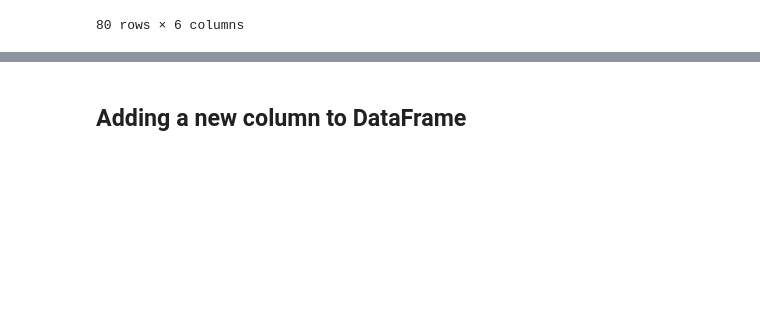
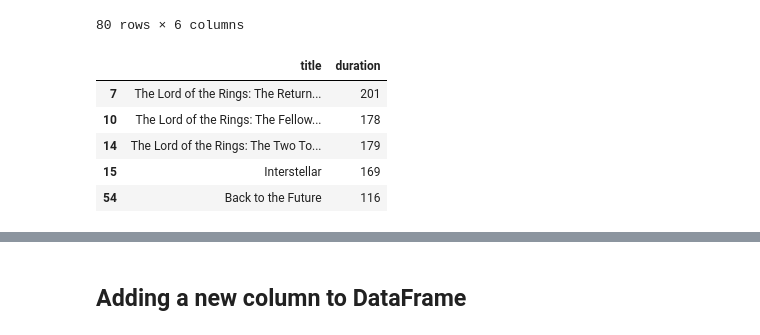
Before and after one commit to altruistcoder/python-for-data-science, a Jupyter notebook: Pandas/IntroToPandas.ipynb, the cells around one changed output, grey strips where cells are left out. Drawn from its saved outputs; the diff is of its cells as text; code cells hidden in the pictures; blank space fills up the shorter version.

```diff
--- a/Pandas/IntroToPandas.ipynb
+++ b/Pandas/IntroToPandas.ipynb
@@ -469,5 +437,18 @@ imdb_df[(imdb_df['star_rating'] > 8) &
 | 296 | 8.1 | The Wild Bunch | R | Action | 145 | [u'William Holden', u'Ernest Borg... |
 80 rows × 6 columns
 # %%
-# select only those movies where genre is adventure
-adventure_movies = imdb_df[imdb_df['genre'] == 'Adventure']
+# Selecting only those movies where genre is adventure
+
+is_adventure = imdb_df['genre'] == 'Adventure'
+has_high_rating = imdb_df['star_rating'] > 8.4
+good_adventure_movies = imdb_df[is_adventure & has_high_rating]
+
+# Just see title and duration of good adventure movies
+good_adventure_movies[['title', 'duration']]
+# %% [output]
+|  | title | duration |
+| 7 | The Lord of the Rings: The Return... | 201 |
+| 10 | The Lord of the Rings: The Fellow... | 178 |
+| 14 | The Lord of the Rings: The Two To... | 179 |
+| 15 | Interstellar | 169 |
+| 54 | Back to the Future | 116 |
```
Also changed, not shown: parts of 52 cells of this notebook, 2 other files.
